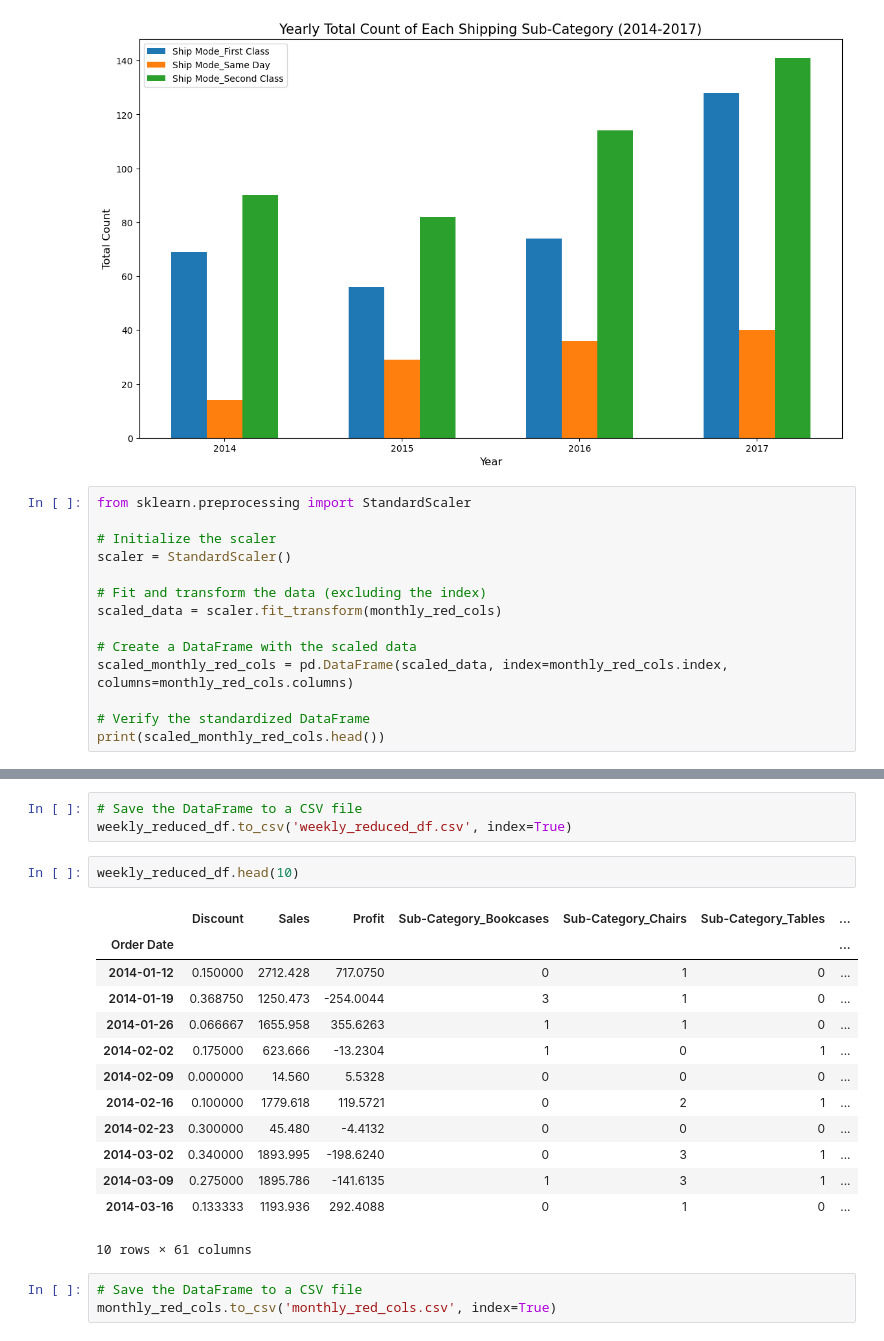
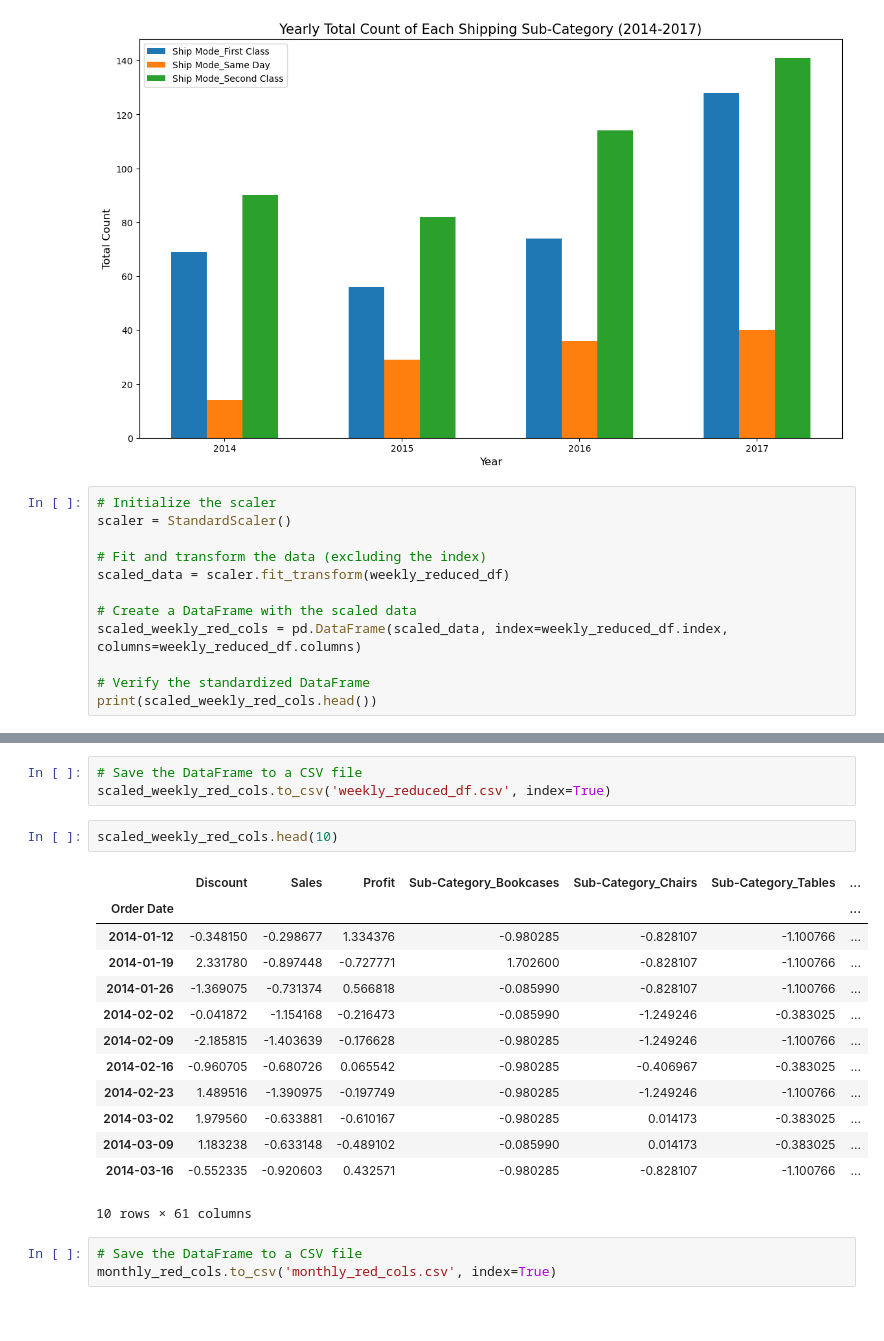
Before and after one commit to filmonmichael/2024-Phase-2-Data, a Jupyter notebook: part1-submission.ipynb, the cells around one changed output, grey strips where cells are left out. Drawn from its saved outputs; the diff is of its cells as text.

```diff
--- a/part1-submission.ipynb
+++ b/part1-submission.ipynb
@@ -395,16 +401,14 @@ plt.show()
 [figure]
 [figure]
 # %%
-from sklearn.preprocessing import StandardScaler
-
 # Initialize the scaler
 scaler = StandardScaler()
 
 # Fit and transform the data (excluding the index)
-scaled_data = scaler.fit_transform(monthly_red_cols)
+scaled_data = scaler.fit_transform(weekly_reduced_df)
 
 # Create a DataFrame with the scaled data
-scaled_monthly_red_cols = pd.DataFrame(scaled_data, index=monthly_red_cols.index, columns=monthly_red_cols.columns)
+scaled_weekly_red_cols = pd.DataFrame(scaled_data, index=weekly_reduced_df.index, columns=weekly_reduced_df.columns)
 
 # Verify the standardized DataFrame
-print(scaled_monthly_red_cols.head())
+print(scaled_weekly_red_cols.head())
@@ -411,21 +433,21 @@ print(scaled_monthly_red_cols.head())
 # %%
 # Save the DataFrame to a CSV file
-weekly_reduced_df.to_csv('weekly_reduced_df.csv', index=True)
+scaled_weekly_red_cols.to_csv('weekly_reduced_df.csv', index=True)
 # %%
-weekly_reduced_df.head(10)
+scaled_weekly_red_cols.head(10)
 # %% [output]
 |  | Discount | Sales | Profit | Sub-Category_Bookcases | Sub-Category_Chairs | Sub-Category_Tables | ... |
 | Order Date |  |  |  |  |  |  | ... |
-| 2014-01-12 | 0.150000 | 2712.428 | 717.0750 | 0 | 1 | 0 | ... |
-| 2014-01-19 | 0.368750 | 1250.473 | -254.0044 | 3 | 1 | 0 | ... |
-| 2014-01-26 | 0.066667 | 1655.958 | 355.6263 | 1 | 1 | 0 | ... |
-| 2014-02-02 | 0.175000 | 623.666 | -13.2304 | 1 | 0 | 1 | ... |
-| 2014-02-09 | 0.000000 | 14.560 | 5.5328 | 0 | 0 | 0 | ... |
-| 2014-02-16 | 0.100000 | 1779.618 | 119.5721 | 0 | 2 | 1 | ... |
-| 2014-02-23 | 0.300000 | 45.480 | -4.4132 | 0 | 0 | 0 | ... |
-| 2014-03-02 | 0.340000 | 1893.995 | -198.6240 | 0 | 3 | 1 | ... |
-| 2014-03-09 | 0.275000 | 1895.786 | -141.6135 | 1 | 3 | 1 | ... |
-| 2014-03-16 | 0.133333 | 1193.936 | 292.4088 | 0 | 1 | 0 | ... |
+| 2014-01-12 | -0.348150 | -0.298677 | 1.334376 | -0.980285 | -0.828107 | -1.100766 | ... |
+| 2014-01-19 | 2.331780 | -0.897448 | -0.727771 | 1.702600 | -0.828107 | -1.100766 | ... |
+| 2014-01-26 | -1.369075 | -0.731374 | 0.566818 | -0.085990 | -0.828107 | -1.100766 | ... |
+| 2014-02-02 | -0.041872 | -1.154168 | -0.216473 | -0.085990 | -1.249246 | -0.383025 | ... |
+| 2014-02-09 | -2.185815 | -1.403639 | -0.176628 | -0.980285 | -1.249246 | -1.100766 | ... |
+| 2014-02-16 | -0.960705 | -0.680726 | 0.065542 | -0.980285 | -0.406967 | -0.383025 | ... |
+| 2014-02-23 | 1.489516 | -1.390975 | -0.197749 | -0.980285 | -1.249246 | -1.100766 | ... |
+| 2014-03-02 | 1.979560 | -0.633881 | -0.610167 | -0.980285 | 0.014173 | -0.383025 | ... |
+| 2014-03-09 | 1.183238 | -0.633148 | -0.489102 | -0.085990 | 0.014173 | -0.383025 | ... |
+| 2014-03-16 | -0.552335 | -0.920603 | 0.432571 | -0.980285 | -0.828107 | -1.100766 | ... |
 10 rows × 61 columns
 # %%
 # Save the DataFrame to a CSV file
```
Also changed, not shown: parts of 4 cells of this notebook, 1 other file.
